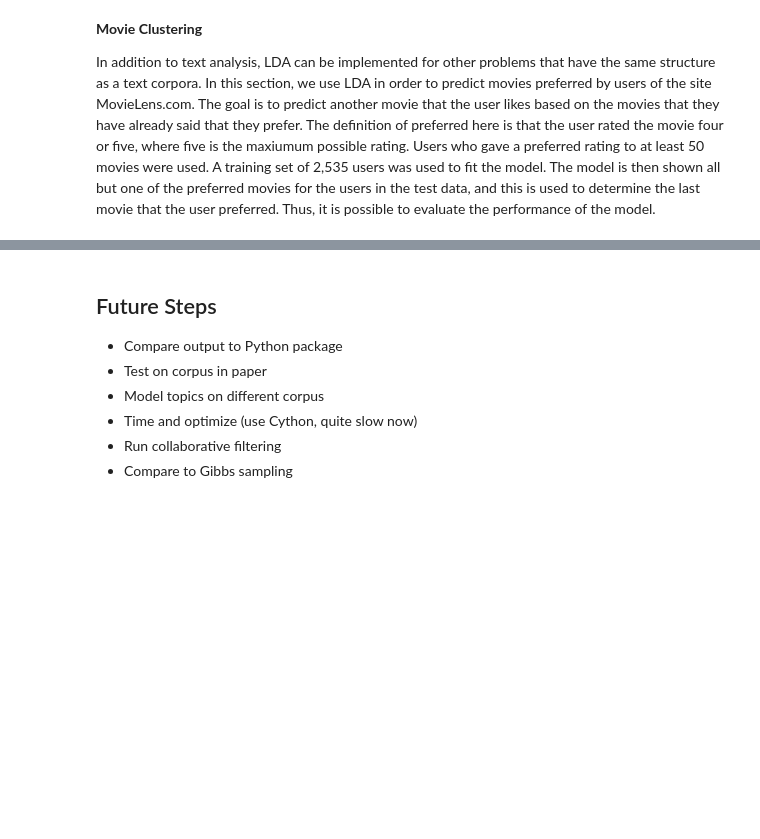
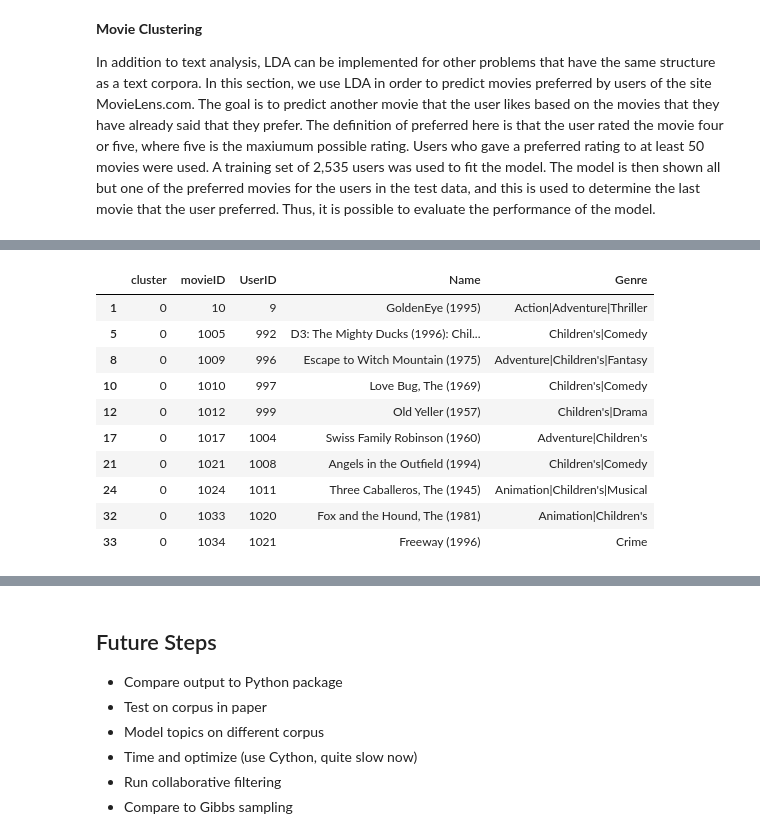
Before and after one commit to aky4wn/663FinalProject, a Jupyter notebook: LDA-Code-Yanchenko-Robertson_Cython.ipynb, the cells around one changed output, grey strips where cells are left out. Cells and saved outputs as stored; diff of their text form; code cells hidden in the pictures; blank space fills up the shorter version.

Commit message:
movie example

```diff
--- a/LDA-Code-Yanchenko-Robertson_Cython.ipynb
+++ b/LDA-Code-Yanchenko-Robertson_Cython.ipynb
@@ -1325,0 +1367,10 @@ mostCommon(movieOutput[0][3], movieMatrix[1], 5)
+# %%
+movieTopics = mostCommon(movieOutput[0][3], movieMatrix[1], 15)
+movieList = []
+for i in range(0,5):
+    movieList.append(list(np.array(movieTopics[i].index, dtype = int)))
+movieList
+#list(movieData.ix[:,"Name"].head())
+#movieData.head()
+#movieData.shape
+#movieData.head()
@@ -1326,4 +1395,10 @@ mostCommon(movieOutput[0][3], movieMatrix[1], 5)
 # %%
 #how to get the movie names that match the IDs
 #replace testList with the list for each cluster
-list(movieData[movieData['movieID'].isin(testList)]["Name"])
+#list(movieData[movieData['movieID'].isin(movieList)]["Name"])
+movieCluster = []
+for i in range(0,5):
+    movieCluster.append(movieData[movieData['movieID'].isin(movieList[i])]["Name"])
+movieCluster
+
+#movieData[movieData['movieID'].isin(movieList[0])]["Name"]
@@ -1329,0 +1488,6 @@ list(movieData[movieData['movieID'].isin(testList)]["Name"])
+# %%
+# test = movieData
+# test.head()
+# #pd.merge(topicWords, test, how='left', on = "movieID")
+movieData = topicWords.merge(movieData, on = "movieID", how = "left")
+movieData.head()
@@ -1329,0 +1501,3 @@ list(movieData[movieData['movieID'].isin(testList)]["Name"])
+# %%
+movieData.columns = ['cluster', 'movieID', 'UserID', "Name", "Genre"]
+movieData.head()
@@ -1329,0 +1511,14 @@ list(movieData[movieData['movieID'].isin(testList)]["Name"])
+# %%
+movieData[movieData['cluster'] == 0].head(10)
+# %% [output]
+|  | cluster | movieID | UserID | Name | Genre |
+| 1 | 0 | 10 | 9 | GoldenEye (1995) | Action|Adventure|Thriller |
+| 5 | 0 | 1005 | 992 | D3: The Mighty Ducks (1996): Chil... | Children's|Comedy |
+| 8 | 0 | 1009 | 996 | Escape to Witch Mountain (1975) | Adventure|Children's|Fantasy |
+| 10 | 0 | 1010 | 997 | Love Bug, The (1969) | Children's|Comedy |
+| 12 | 0 | 1012 | 999 | Old Yeller (1957) | Children's|Drama |
+| 17 | 0 | 1017 | 1004 | Swiss Family Robinson (1960) | Adventure|Children's |
+| 21 | 0 | 1021 | 1008 | Angels in the Outfield (1994) | Children's|Comedy |
+| 24 | 0 | 1024 | 1011 | Three Caballeros, The (1945) | Animation|Children's|Musical |
+| 32 | 0 | 1033 | 1020 | Fox and the Hound, The (1981) | Animation|Children's |
+| 33 | 0 | 1034 | 1021 | Freeway (1996) | Crime |
```
Also changed, not shown: parts of 18 cells of this notebook.
